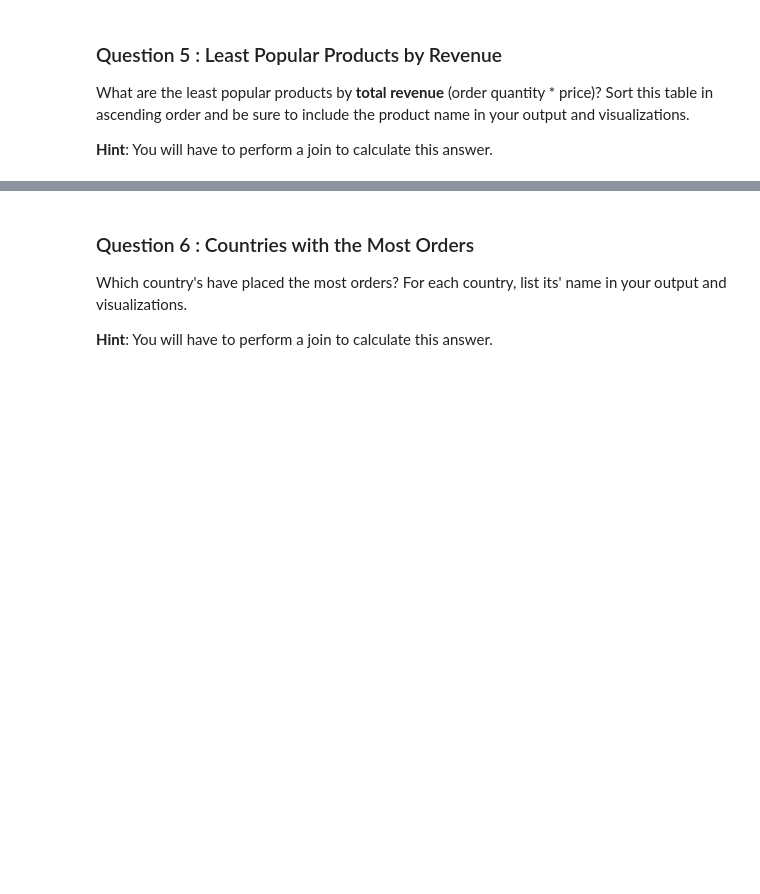
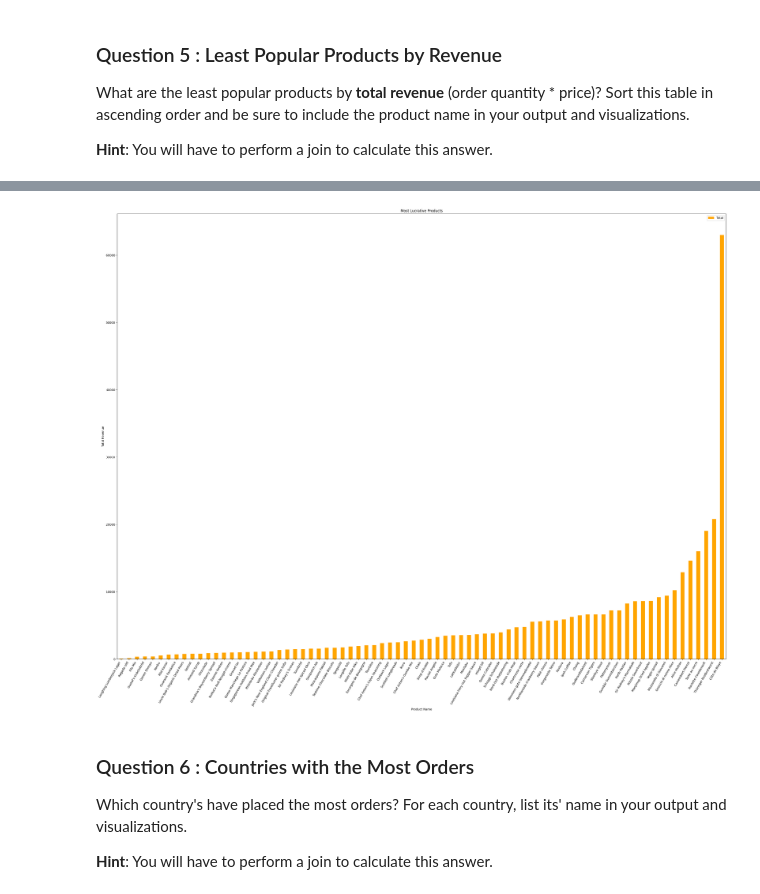
Before and after one commit to jaronly265/SQL-Food-Supplier-Analysis, a Jupyter notebook: adhoc_report.ipynb, the cells around one changed output, grey strips where cells are left out. Drawn from its saved outputs; the diff is of its cells as text; code cells hidden in the pictures; blank space fills up the shorter version.

```diff
--- a/adhoc_report.ipynb
+++ b/adhoc_report.ipynb
@@ -190,7 +189,16 @@ What are the least popular products by **total revenue** (order quantity * price
 **Hint**: You will have to perform a join to calculate this answer.
 # %%
 # TODO: Write a SQL query which will answer the question above.
-...
+cursor.execute("""
+SELECT ProductName, Sum(quantity) * Price AS Total
+FROM  Products AS P
+Join OrderDetails as OD
+ON P.ProductId = OD.ProductId
+Group By ProductName
+Order By Total ASC
+""")
+
 
 # TODO: Fetch your list of tuples and print it out
-...
+total_rev= cursor.fetchall()
+print(total_rev)
@@ -197,6 +207,4 @@ What are the least popular products by **total revenue** (order quantity * price
 # %%
 # TODO: Convert your list of tuples to a dataframe
-...
-
-# TODO: Generate a visualization on this dataframe
-...
+df_rev= pd.DataFrame(total_rev, columns= ['ProductName', 'Total'])
+df_rev
@@ -203,3 +225,24 @@ What are the least popular products by **total revenue** (order quantity * price
+# %%
+# TODO: Generate a visualization on this dataframe
+fig, ax = plt.subplots(figsize=(30, 24))
+
+
+df_rev.plot.bar(x='ProductName', y='Total', color='orange', ax=ax, legend=True)
+
+
+plt.xticks(rotation=60, ha='right')
+
+
+ax.set_xlabel('Product Name')
+ax.set_ylabel('Total Revenue')
+ax.set_title('Most Lucrative Products')
+
+
+plt.tight_layout()
+
+plt.show()
+# %% [output]
+[figure, added]
 # %% [markdown]
 ### Question 6 : Countries with the Most Orders
 
```
Also changed, not shown: parts of 17 cells of this notebook, 3 other files.
